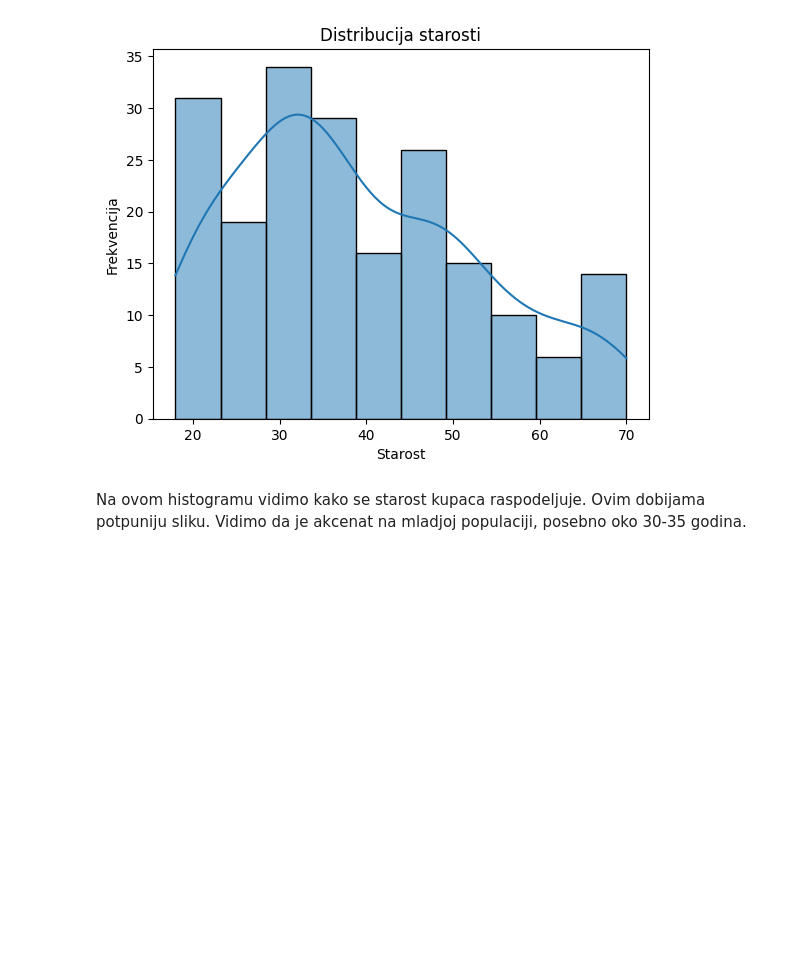
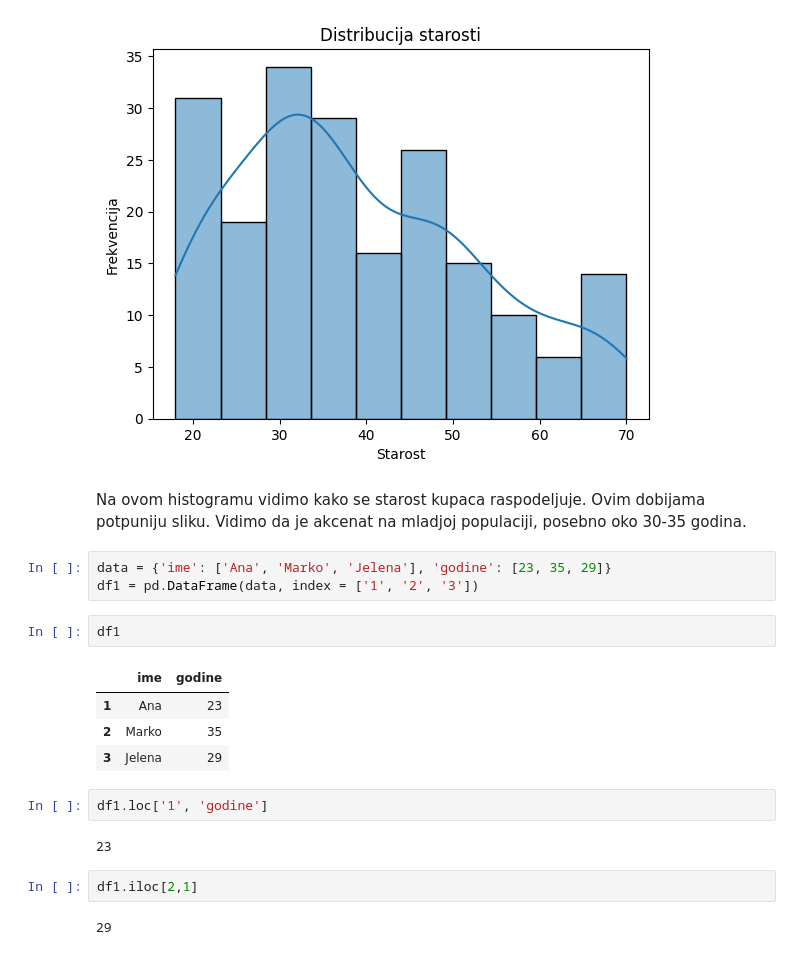
Before and after one commit to KrstinaPerovic/Vezba-Python-1, a Jupyter notebook: Untitled0.ipynb, the cells around one changed output. Drawn from its saved outputs; the diff is of its cells as text; blank space fills up the shorter version.

```diff
--- a/Untitled0.ipynb
+++ b/Untitled0.ipynb
@@ -394,3 +408,21 @@ plt.show()
 [figure]
 # %% [markdown]
 Na ovom histogramu vidimo kako se starost kupaca raspodeljuje. Ovim dobijama potpuniju sliku. Vidimo da je akcenat na mladjoj populaciji, posebno oko 30-35 godina.
+# %%
+data = {'ime': ['Ana', 'Marko', 'Jelena'], 'godine': [23, 35, 29]}
+df1 = pd.DataFrame(data, index = ['1', '2', '3'])
+# %%
+df1
+# %% [output]
+|  | ime | godine |
+| 1 | Ana | 23 |
+| 2 | Marko | 35 |
+| 3 | Jelena | 29 |
+# %%
+df1.loc['1', 'godine']
+# %% [output]
+23
+# %%
+df1.iloc[2,1]
+# %% [output]
+29
```
Also changed, not shown: parts of 2 cells of this notebook.
